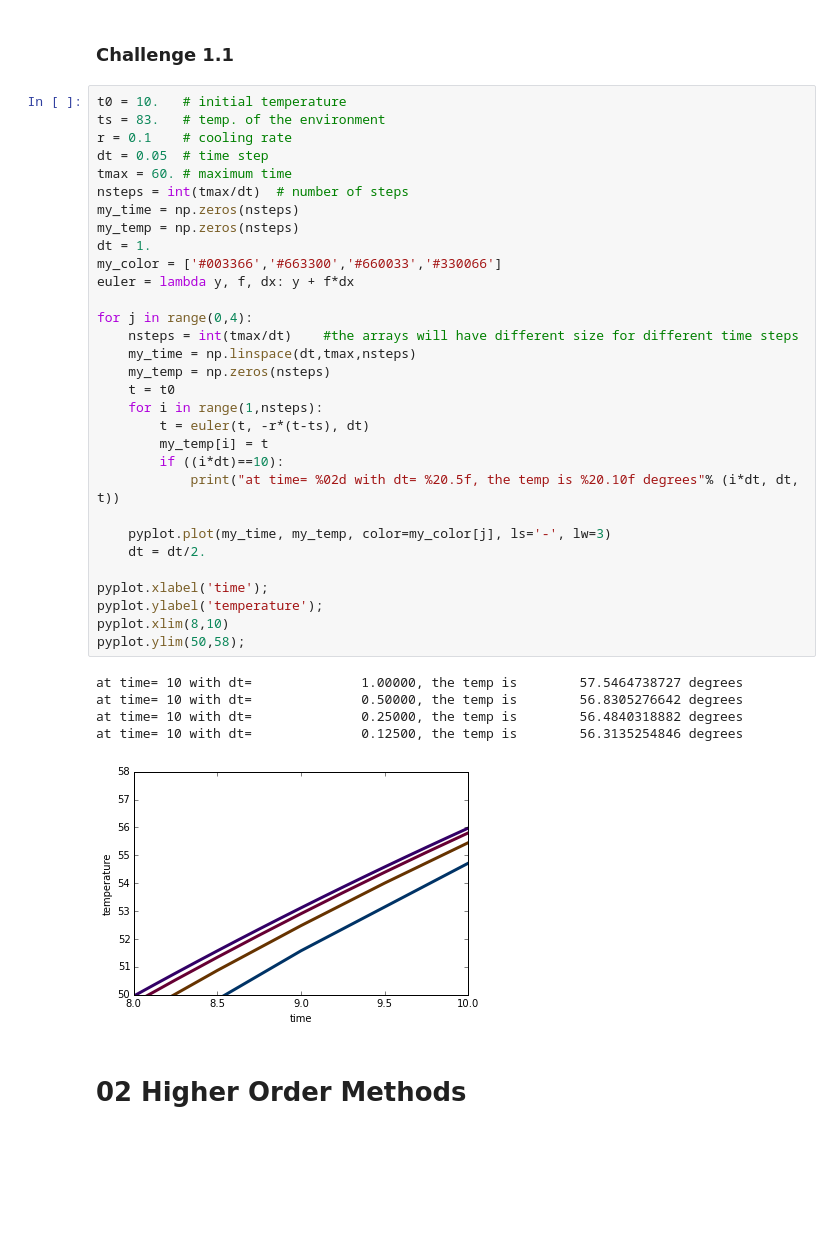
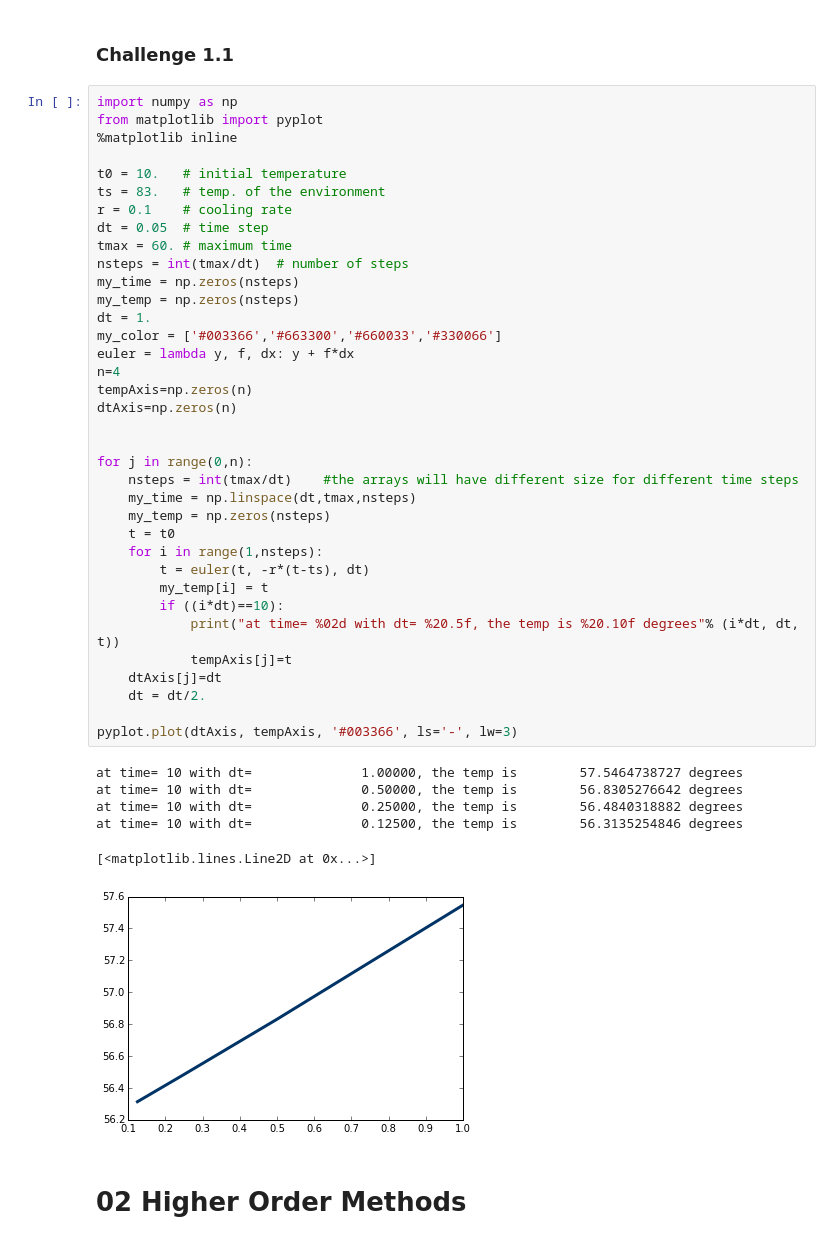
Before and after one commit to liamtimms/NotesAndExercises, a Jupyter notebook: 01_NotesAndExercises.ipynb, the cells around one changed output. Cells and saved outputs as stored; diff of their text form; blank space fills up the shorter version.

```diff
--- a/01_NotesAndExercises.ipynb
+++ b/01_NotesAndExercises.ipynb
@@ -177,42 +177,48 @@ pyplot.ylim(50,58);
 # %% [markdown]
 ### Challenge 1.1
 # %%
+import numpy as np
+from matplotlib import pyplot
+%matplotlib inline
+
 t0 = 10.   # initial temperature
 ts = 83.   # temp. of the environment
 r = 0.1    # cooling rate
 dt = 0.05  # time step
 tmax = 60. # maximum time
 nsteps = int(tmax/dt)  # number of steps
 my_time = np.zeros(nsteps)
 my_temp = np.zeros(nsteps)
 dt = 1.
 my_color = ['#003366','#663300','#660033','#330066']
 euler = lambda y, f, dx: y + f*dx
+n=4
+tempAxis=np.zeros(n)
+dtAxis=np.zeros(n)
 
-for j in range(0,4):
+
+for j in range(0,n):
     nsteps = int(tmax/dt)    #the arrays will have different size for different time steps
     my_time = np.linspace(dt,tmax,nsteps)
     my_temp = np.zeros(nsteps)
     t = t0
     for i in range(1,nsteps):
         t = euler(t, -r*(t-ts), dt)
         my_temp[i] = t
         if ((i*dt)==10):
             print("at time= %02d with dt= %20.5f, the temp is %20.10f degrees"% (i*dt, dt, t))
-
-    pyplot.plot(my_time, my_temp, color=my_color[j], ls='-', lw=3)
+            tempAxis[j]=t
+    dtAxis[j]=dt
     dt = dt/2.
 
-pyplot.xlabel('time');
-pyplot.ylabel('temperature');
-pyplot.xlim(8,10)
-pyplot.ylim(50,58);
+pyplot.plot(dtAxis, tempAxis, '#003366', ls='-', lw=3)
 # %% [output]
 at time= 10 with dt=              1.00000, the temp is        57.5464738727 degrees
 at time= 10 with dt=              0.50000, the temp is        56.8305276642 degrees
 at time= 10 with dt=              0.25000, the temp is        56.4840318882 degrees
 at time= 10 with dt=              0.12500, the temp is        56.3135254846 degrees
+[<matplotlib.lines.Line2D at 0x...>]
-[figure, old version]
+[figure, new version]
 # %% [markdown]
 # 02 Higher Order Methods
 # %% [markdown]
```
Also changed, not shown: parts of 4 cells of this notebook.
